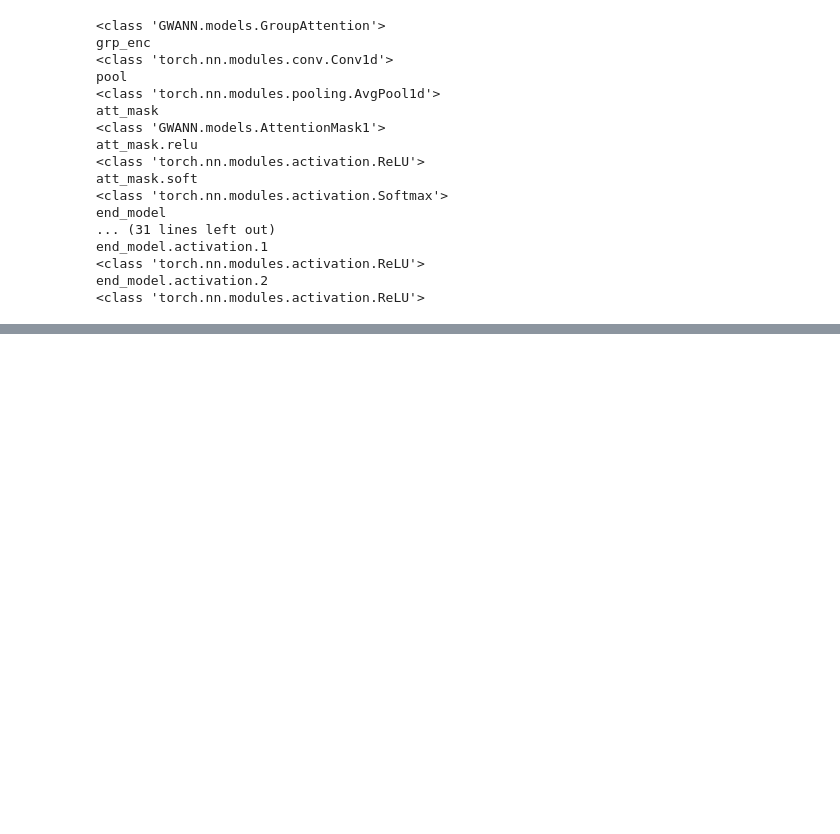
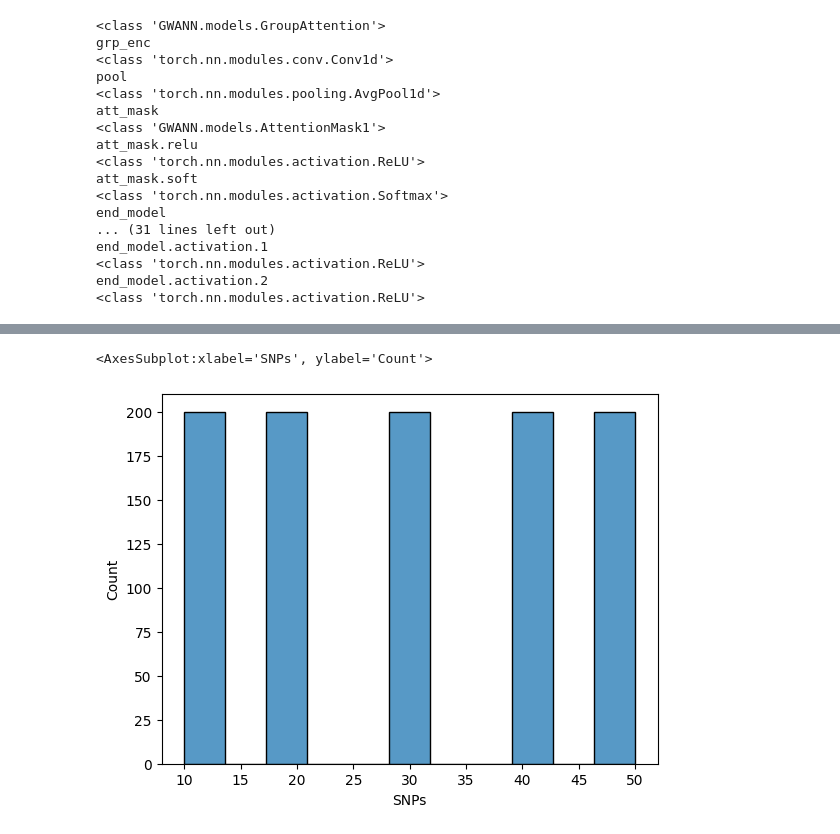
Before and after one commit to titoghose/GWANN, a Jupyter notebook: temp.ipynb, the cells around one changed output, grey strips where cells are left out. Drawn from its saved outputs; the diff is of its cells as text; code cells hidden in the pictures; blank space fills up the shorter version.

```diff
--- a/temp.ipynb
+++ b/temp.ipynb
@@ -191,0 +215,7 @@ end_model.activation.2
+# %%
+dummy = pd.read_csv('/home/upamanyu/GWANN/Code_AD/results_Sens8_v4/results_Sens8_dummy_combined.csv')
+dummy.drop_duplicates('Gene', inplace=True)
+sns.histplot(dummy['SNPs'])
+# %% [output]
+<AxesSubplot:xlabel='SNPs', ylabel='Count'>
+[figure, added]
```
Also changed, not shown: parts of 2 cells of this notebook, 1 other file.
